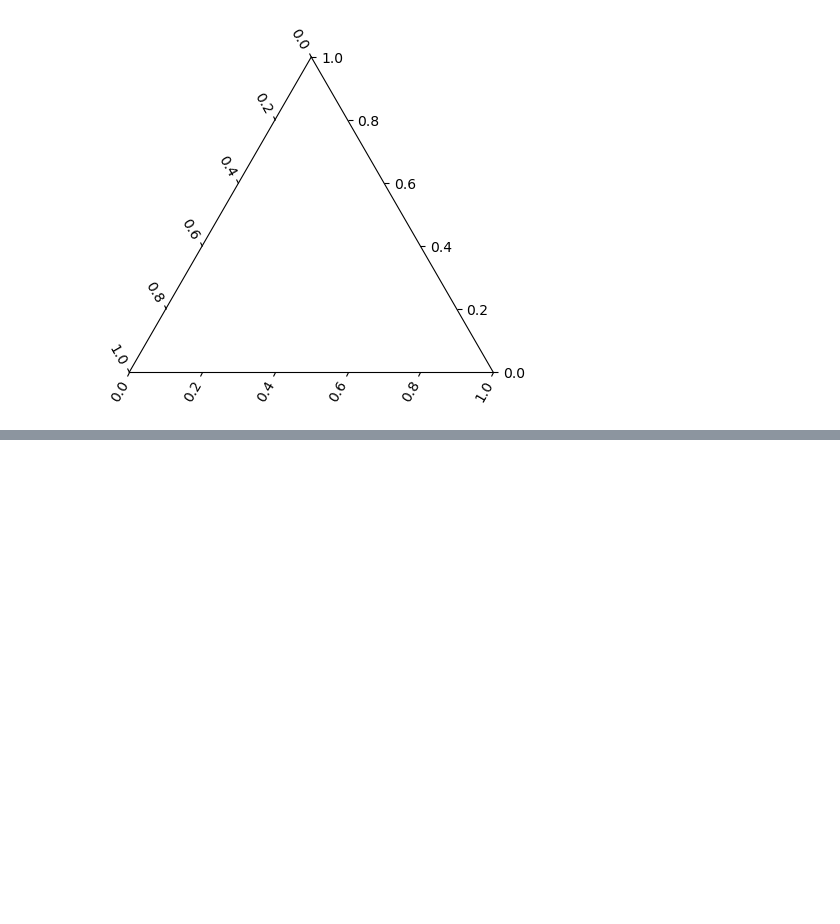
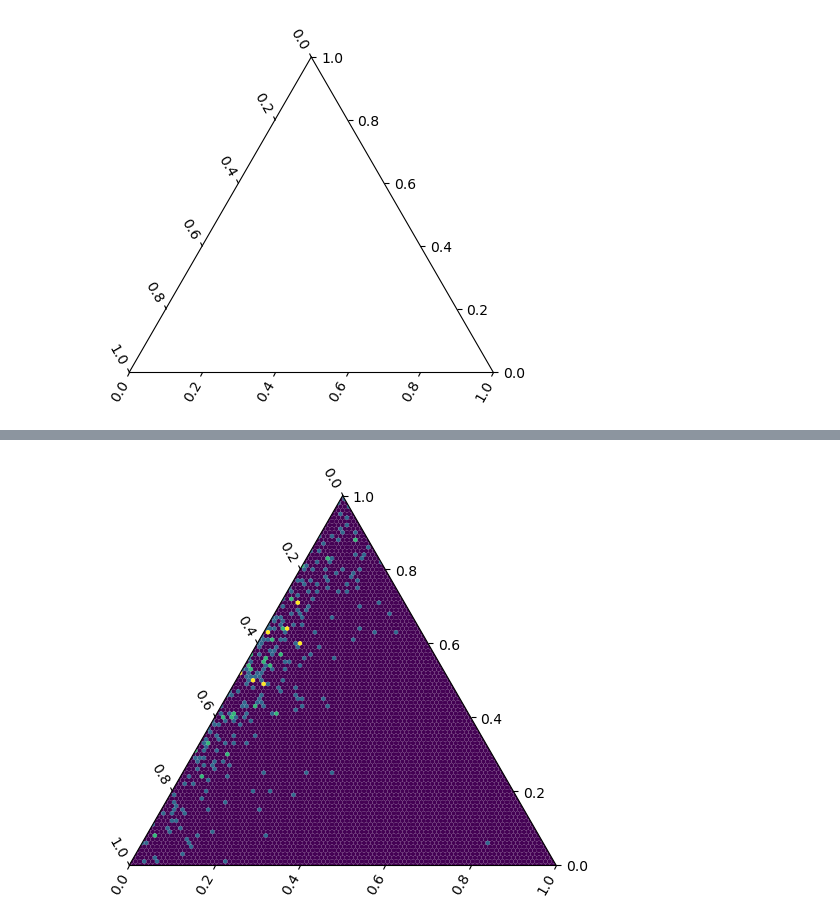
Before and after one commit to feltner515/ParticlePy, a Jupyter notebook: plotting.ipynb, the cells around one changed output, grey strips where cells are left out. Drawn from its saved outputs; the diff is of its cells as text; code cells hidden in the pictures; blank space fills up the shorter version.

```diff
--- a/plotting.ipynb
+++ b/plotting.ipynb
@@ -94,0 +99,9 @@ array([0.        , 0.        , 0.01666667, ..., 0.96666667, 0.98333333,
+# %%
+ax = plt.subplot(projection="ternary")
+
+# If "edgecolors=face" (default), small hexagons look overlapping.
+ax.hexbin(data.Prin1[CMP], data.Prin2[CMP], data.Prin3[CMP], edgecolors="none")
+
+plt.show()
+# %% [output]
+[figure, added]
```
Also changed, not shown: parts of 11 cells of this notebook, 8 other files.
